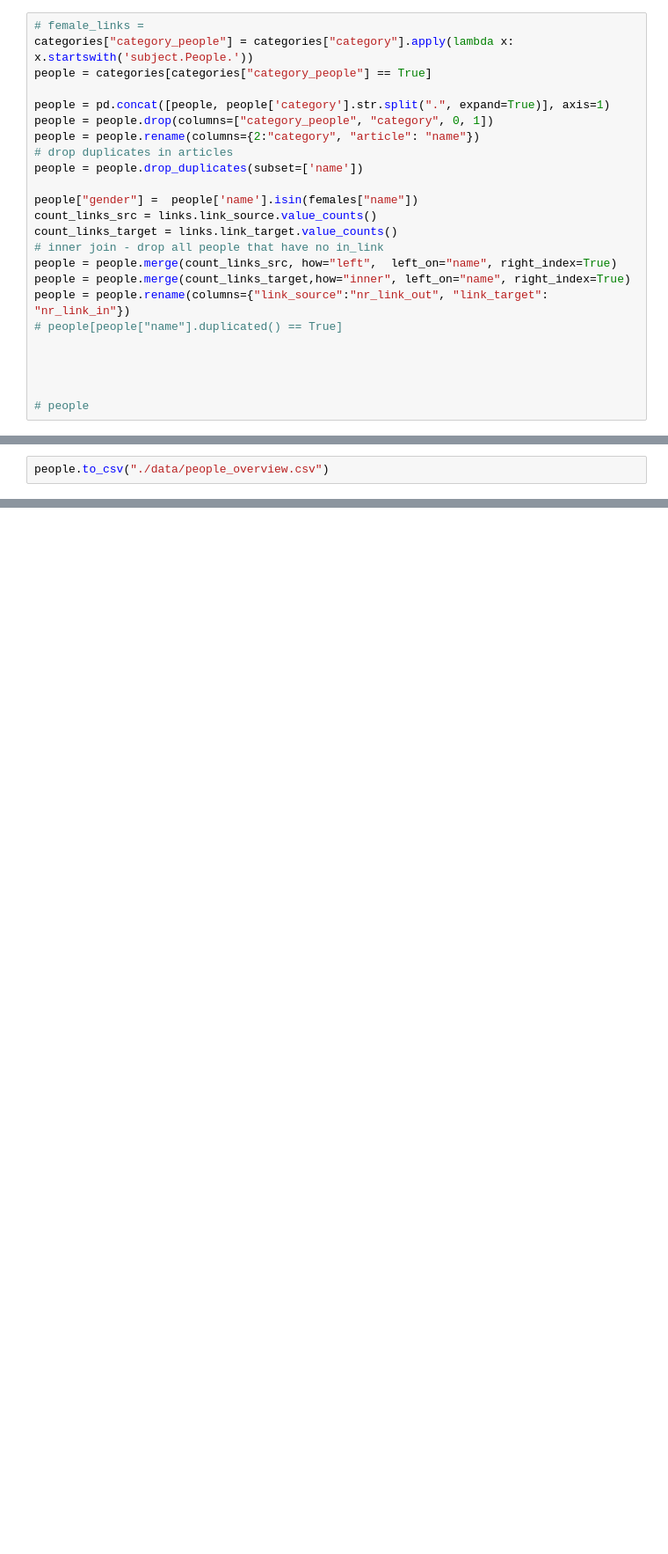
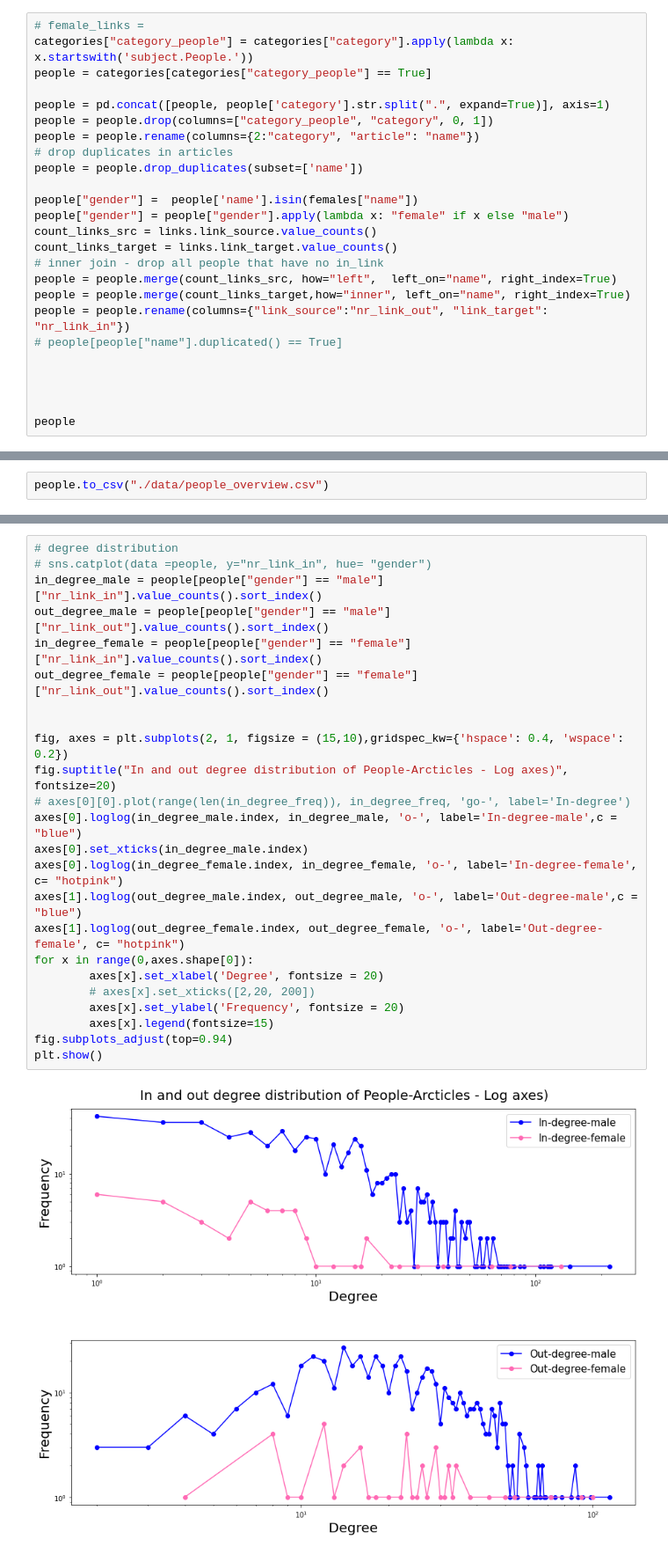
Before and after one commit to epfl-ada/ada-2022-project-metadata, a Jupyter notebook: visualization.ipynb, the cells around one changed output, grey strips where cells are left out. Shown: that part at 88% size. Cells and saved outputs as stored; diff of their text form; blank space fills up the shorter version.

```diff
--- a/visualization.ipynb
+++ b/visualization.ipynb
@@ -35,6 +42,7 @@ people = people.rename(columns={2:"category", "article": "name"})
 people = people.drop_duplicates(subset=['name'])
 
 people["gender"] =  people['name'].isin(females["name"])
+people["gender"] = people["gender"].apply(lambda x: "female" if x else "male")
 count_links_src = links.link_source.value_counts()
 count_links_target = links.link_target.value_counts()
 # inner join - drop all people that have no in_link
@@ -46,4 +54,4 @@ people = people.rename(columns={"link_source":"nr_link_out", "link_target": "nr_
 
 
 
-# people
+people
@@ -135,0 +190,26 @@ sns.catplot(data=people, x="category", y="succ_rate",hue = "gender", kind="box")
+# %%
+# degree distribution
+# sns.catplot(data =people, y="nr_link_in", hue= "gender")
+in_degree_male = people[people["gender"] == "male"]["nr_link_in"].value_counts().sort_index()
+out_degree_male = people[people["gender"] == "male"]["nr_link_out"].value_counts().sort_index()
+in_degree_female = people[people["gender"] == "female"]["nr_link_in"].value_counts().sort_index()
+out_degree_female = people[people["gender"] == "female"]["nr_link_out"].value_counts().sort_index()
+
+
+fig, axes = plt.subplots(2, 1, figsize = (15,10),gridspec_kw={'hspace': 0.4, 'wspace': 0.2})
+fig.suptitle("In and out degree distribution of People-Arcticles - Log axes)", fontsize=20)
+# axes[0][0].plot(range(len(in_degree_freq)), in_degree_freq, 'go-', label='In-degree')
+axes[0].loglog(in_degree_male.index, in_degree_male, 'o-', label='In-degree-male',c = "blue")
+axes[0].set_xticks(in_degree_male.index)
+axes[0].loglog(in_degree_female.index, in_degree_female, 'o-', label='In-degree-female', c= "hotpink")
+axes[1].loglog(out_degree_male.index, out_degree_male, 'o-', label='Out-degree-male',c = "blue")
+axes[1].loglog(out_degree_female.index, out_degree_female, 'o-', label='Out-degree-female', c= "hotpink")
+for x in range(0,axes.shape[0]):
+        axes[x].set_xlabel('Degree', fontsize = 20)
+        # axes[x].set_xticks([2,20, 200])
+        axes[x].set_ylabel('Frequency', fontsize = 20)
+        axes[x].legend(fontsize=15)
+fig.subplots_adjust(top=0.94)
+plt.show()
+# %% [output]
+[figure, added]
```
Also changed, not shown: parts of 13 cells of this notebook, 2 other files.
